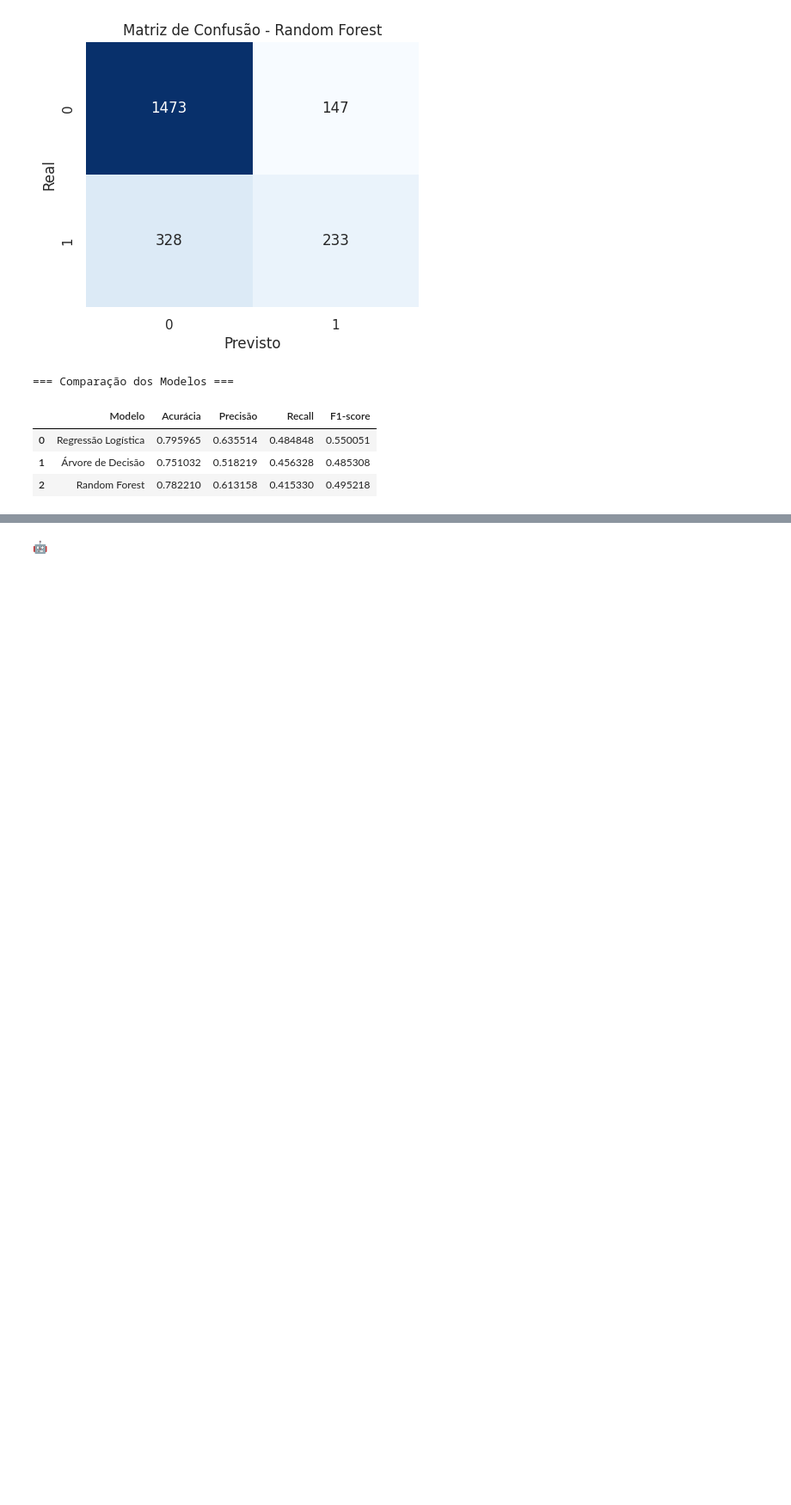
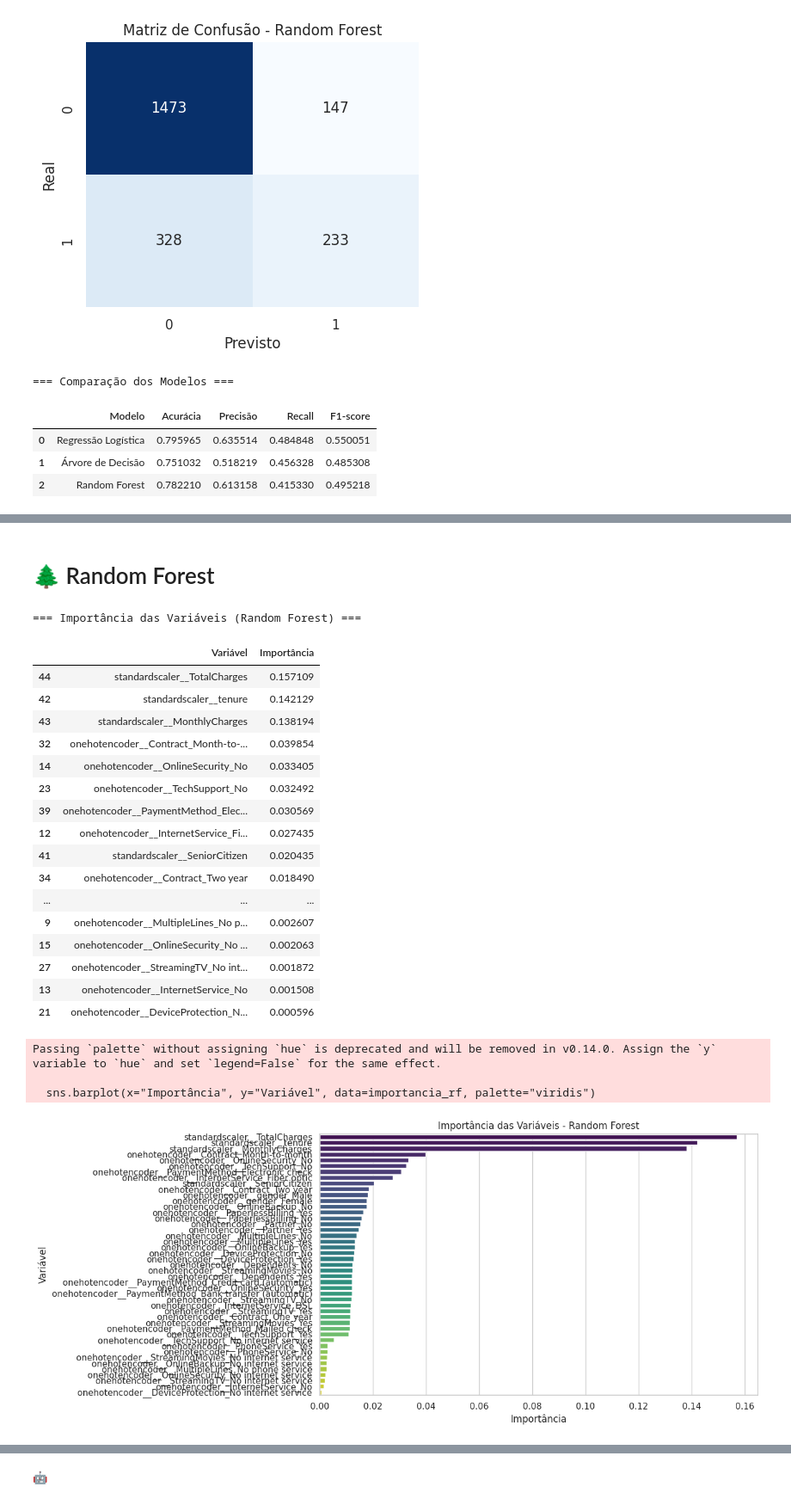
Before and after one commit to SergioCarmo-ro/TelecomX_BR_Parte_II, a Jupyter notebook: TelecomX_BR_Parte_II.ipynb, the cells around one changed output, grey strips where cells are left out. Shown at 86% size. Saved outputs shown, nothing was run; the diff lists cells and outputs as text; code cells hidden in the pictures; blank space fills up the shorter version.

```diff
--- a/TelecomX_BR_Parte_II.ipynb
+++ b/TelecomX_BR_Parte_II.ipynb
@@ -761,0 +860,15 @@ display(df_resultados)
+# %%
+X = dados.drop("Churn", axis=1)
+y = dados["Churn"]
+# %%
+# Remove rows with NaN values in the 'Churn' column from y and align X by index
+y = y.dropna()
+X = X.loc[y.index]
+
+# Encode the 'Churn' column to numerical values (0 for 'No', 1 for 'Yes')
+y_encoded = y.apply(lambda x: 1 if x == 'Yes' else 0)
+
+# Divisão treino/teste
+X_train, X_test, y_train, y_test = train_test_split(
+    X, y_encoded, test_size=0.3, random_state=42, stratify=y_encoded
+)
@@ -761,0 +978,44 @@ display(df_resultados)
+# %% [markdown]
+# 🌲  Random Forest
+# %%
+# Importância das variáveis no Random Forest
+
+# Obtenha os nomes dos recursos após o pré-processamento
+processed_feature_names = preprocessor.get_feature_names_out()
+
+importancia_rf = pd.DataFrame({
+    "Variável": processed_feature_names,
+    "Importância": rf_model.feature_importances_
+}).sort_values(by="Importância", ascending=False)
+
+print("=== Importância das Variáveis (Random Forest) ===")
+display(importancia_rf)
+
+# Visualização
+plt.figure(figsize=(10,6))
+sns.barplot(x="Importância", y="Variável", data=importancia_rf, palette="viridis")
+plt.title("Importância das Variáveis - Random Forest")
+plt.show()
+# %% [output]
+=== Importância das Variáveis (Random Forest) ===
+|  | Variável | Importância |
+| 44 | standardscaler__TotalCharges | 0.157109 |
+| 42 | standardscaler__tenure | 0.142129 |
+| 43 | standardscaler__MonthlyCharges | 0.138194 |
+| 32 | onehotencoder__Contract_Month-to-... | 0.039854 |
+| 14 | onehotencoder__OnlineSecurity_No | 0.033405 |
+| 23 | onehotencoder__TechSupport_No | 0.032492 |
+| 39 | onehotencoder__PaymentMethod_Elec... | 0.030569 |
+| 12 | onehotencoder__InternetService_Fi... | 0.027435 |
+| 41 | standardscaler__SeniorCitizen | 0.020435 |
+| 34 | onehotencoder__Contract_Two year | 0.018490 |
+| ... | ... | ... |
+| 9 | onehotencoder__MultipleLines_No p... | 0.002607 |
+| 15 | onehotencoder__OnlineSecurity_No ... | 0.002063 |
+| 27 | onehotencoder__StreamingTV_No int... | 0.001872 |
+| 13 | onehotencoder__InternetService_No | 0.001508 |
+| 21 | onehotencoder__DeviceProtection_N... | 0.000596 |
+Passing `palette` without assigning `hue` is deprecated and will be removed in v0.14.0. Assign the `y` variable to `hue` and set `legend=False` for the same effect.
+
+  sns.barplot(x="Importância", y="Variável", data=importancia_rf, palette="viridis")
+[figure, added]
```
Also changed, not shown: parts of 19 cells of this notebook.
